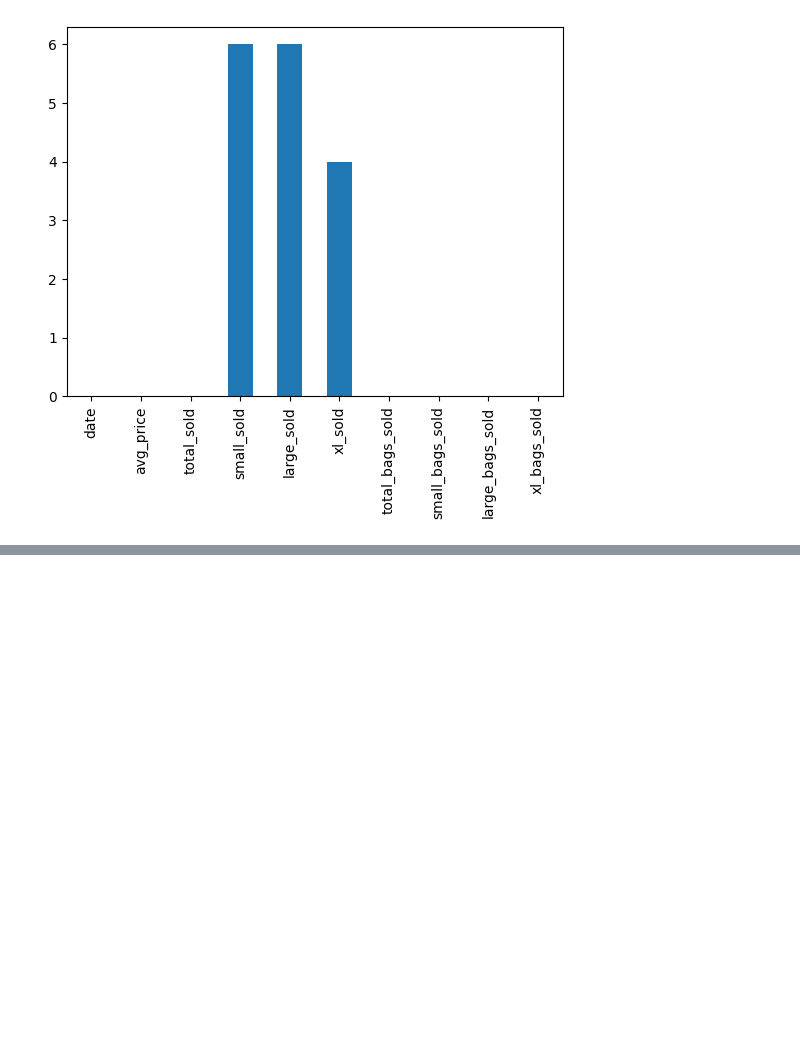
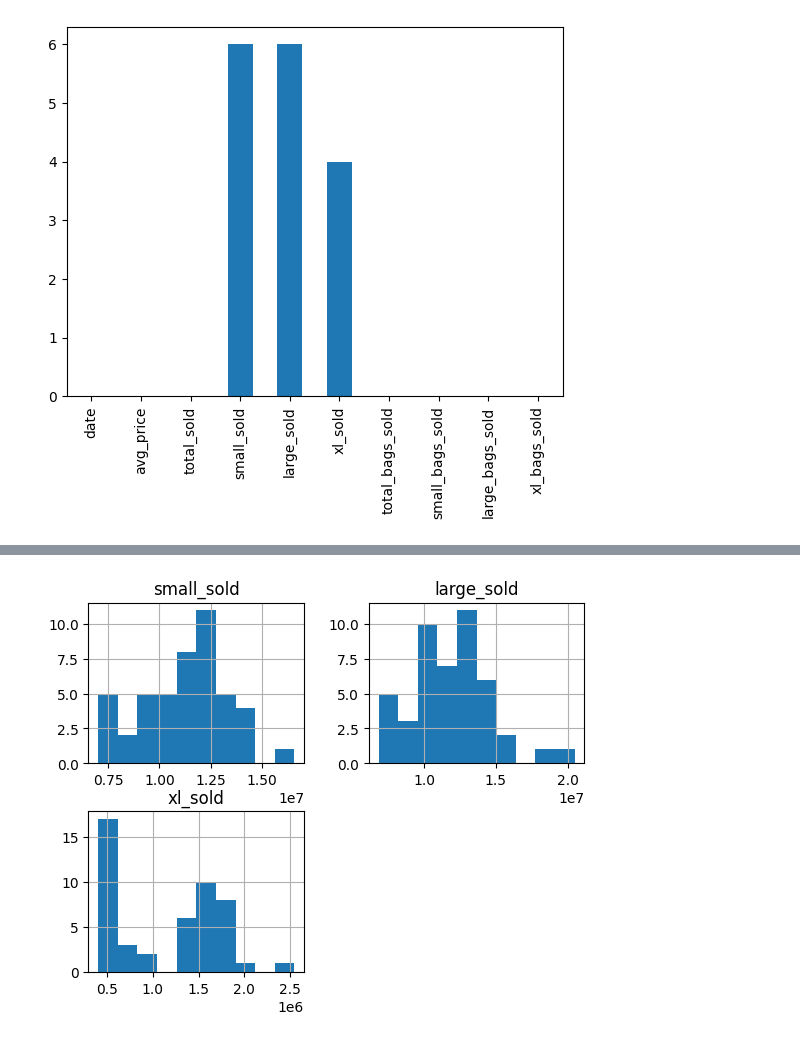
Before and after one commit to MuteBard/MachineLearningStudies, a Jupyter notebook: src/notes/Pandas/Datacamp_Pandas_Foundations/4_creatng_and_visualizing_dataframes.ipynb, the cells around one changed output, grey strips where cells are left out. Cells and saved outputs as stored; diff of their text form; code cells hidden in the pictures; blank space fills up the shorter version.

```diff
--- a/src/notes/Pandas/Datacamp_Pandas_Foundations/4_creatng_and_visualizing_dataframes.ipynb
+++ b/src/notes/Pandas/Datacamp_Pandas_Foundations/4_creatng_and_visualizing_dataframes.ipynb
@@ -216,0 +272,9 @@ showMissing(avocados_2016)
+# %%
+cols_with_missing = ["small_sold", "large_sold", "xl_sold"]
+def showMissingColumns(dataFrame, columns):
+    dataFrame[columns].hist()
+
+showMissingColumns(avocados_2016, cols_with_missing)
+plt.show()
+# %% [output]
+[figure, added]
```
Also changed, not shown: parts of 13 cells of this notebook, 2 other files.
